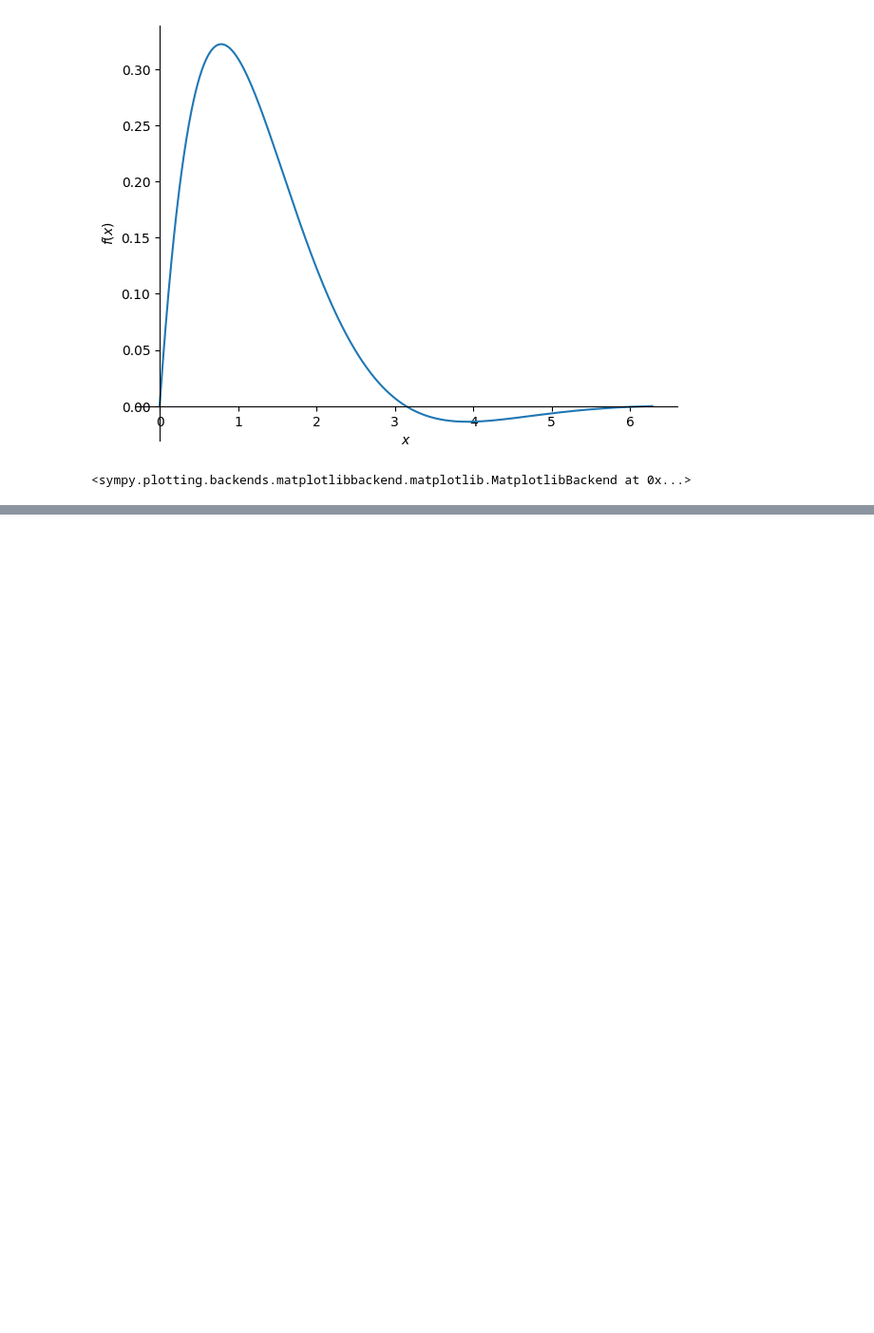
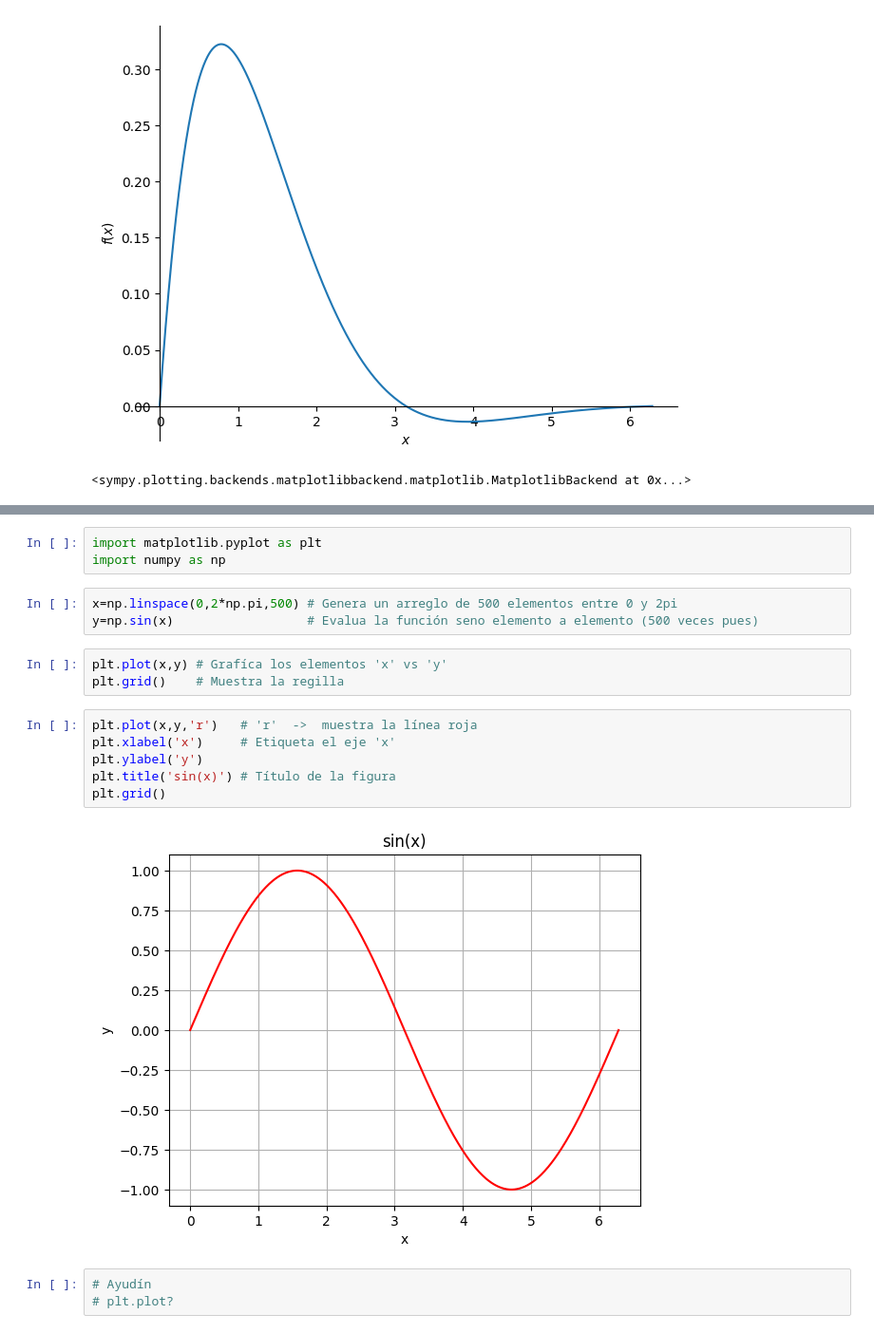
Before and after one commit to ArellanoMCarlos/SimMatO2025, a Jupyter notebook: Librerías.ipynb, the cells around one changed output, grey strips where cells are left out. Shown: that part at 95% size. Drawn from its saved outputs; the diff is of its cells as text; blank space fills up the shorter version.

Commit message:
Clase Matplotlib y Pandas

```diff
--- a/Librerías.ipynb
+++ b/Librerías.ipynb
@@ -218,3 +218,23 @@ El módulo `PyPlot` de la librería `matplotlib` contiene funciones que nos perm
 
 **Referencia:**
 - https://matplotlib.org/api/pyplot_summary.html
+# %%
+import matplotlib.pyplot as plt
+import numpy as np
+# %%
+x=np.linspace(0,2*np.pi,500) # Genera un arreglo de 500 elementos entre 0 y 2pi
+y=np.sin(x)                  # Evalua la función seno elemento a elemento (500 veces pues)
+# %%
+plt.plot(x,y) # Grafíca los elementos 'x' vs 'y'
+plt.grid()    # Muestra la regilla
+# %%
+plt.plot(x,y,'r')   # 'r'  ->  muestra la línea roja
+plt.xlabel('x')     # Etiqueta el eje 'x'
+plt.ylabel('y')
+plt.title('sin(x)') # Título de la figura
+plt.grid()
+# %% [output]
+[figure, added]
+# %%
+# Ayudín
+# plt.plot?
```
Also changed, not shown: parts of 23 cells of this notebook, 1 other file.
